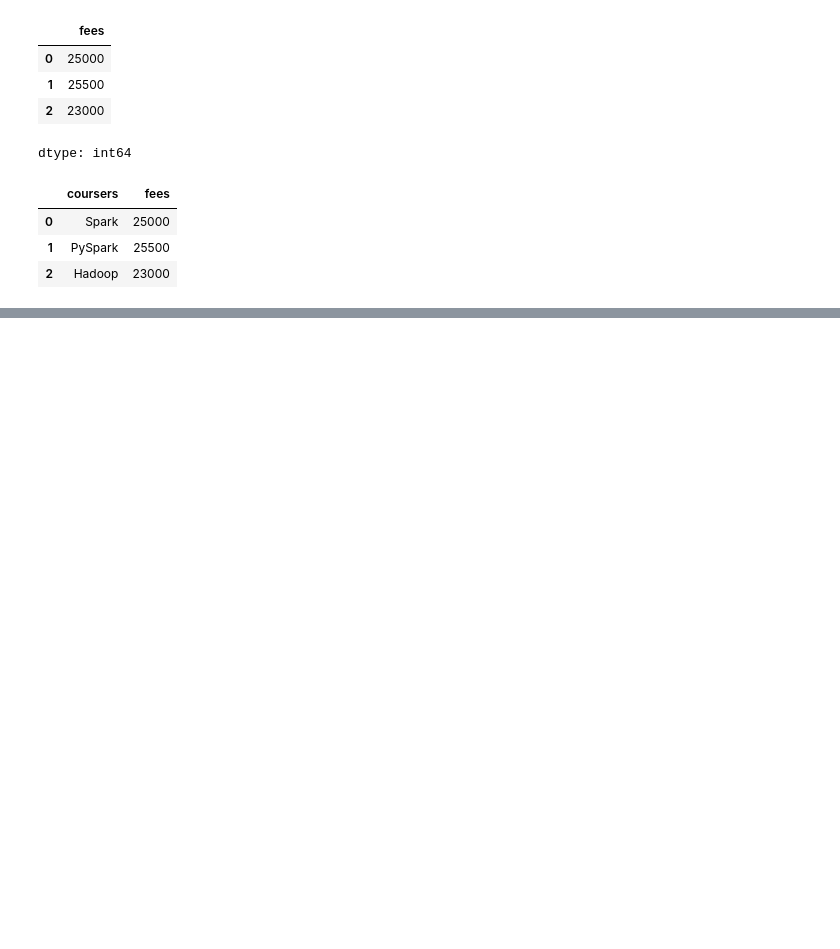
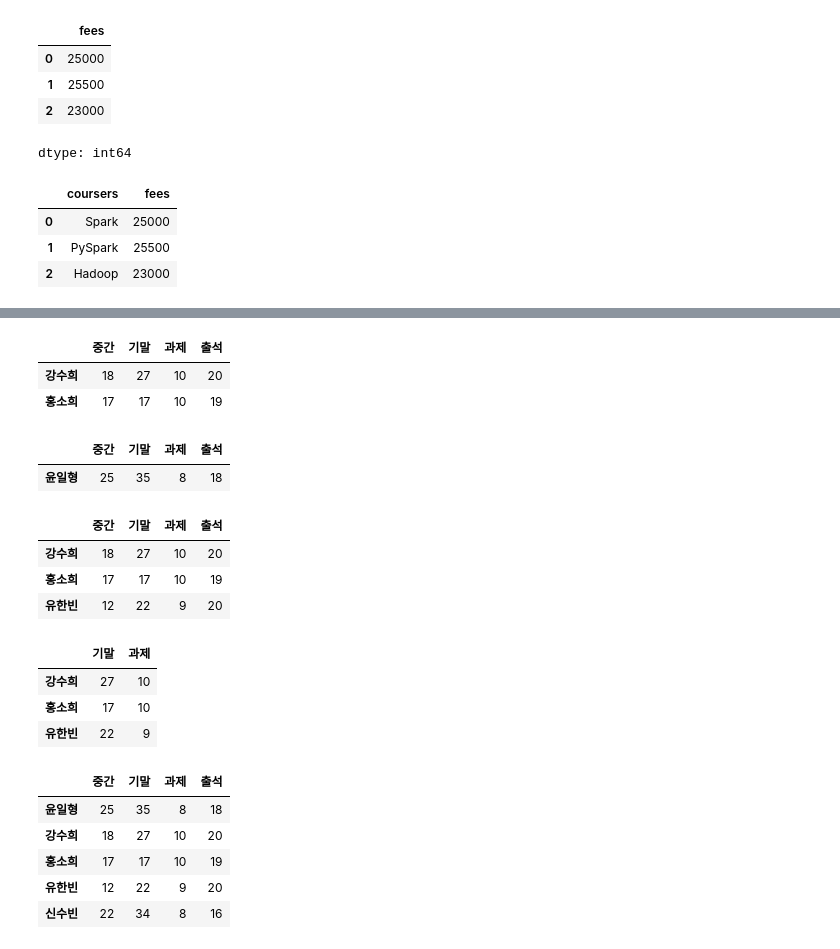
Before and after one commit to kra2839/2025-1-myclass-BDA, a Jupyter notebook: inclass/02w_A_0317_pandas_baisc_ipynb의_사본.ipynb, the cells around one changed output, grey strips where cells are left out. Drawn from its saved outputs; the diff is of its cells as text; code cells hidden in the pictures; blank space fills up the shorter version.

```diff
--- a/inclass/02w_A_0317_pandas_baisc_ipynb의_사본.ipynb
+++ b/inclass/02w_A_0317_pandas_baisc_ipynb의_사본.ipynb
@@ -273,0 +541,34 @@ df
+# %%
+pf.loc[(pf.중간>10)&(pf.과제==10)]
+# %% [output]
+|  | 중간 | 기말 | 과제 | 출석 |
+| 강수희 | 18 | 27 | 10 | 20 |
+| 홍소희 | 17 | 17 | 10 | 19 |
+# %%
+pf.loc[[pf.index[0]]]
+# %% [output]
+|  | 중간 | 기말 | 과제 | 출석 |
+| 윤일형 | 25 | 35 | 8 | 18 |
+# %%
+pf.loc[pf.index[1:4]]
+# %% [output]
+|  | 중간 | 기말 | 과제 | 출석 |
+| 강수희 | 18 | 27 | 10 | 20 |
+| 홍소희 | 17 | 17 | 10 | 19 |
+| 유한빈 | 12 | 22 | 9 | 20 |
+# %%
+pf.loc[pf.index[1:4]][['기말','과제']]
+# %% [output]
+|  | 기말 | 과제 |
+| 강수희 | 27 | 10 |
+| 홍소희 | 17 | 10 |
+| 유한빈 | 22 | 9 |
+# %%
+pf.loc[:,'중간':'출석']
+# %% [output]
+|  | 중간 | 기말 | 과제 | 출석 |
+| 윤일형 | 25 | 35 | 8 | 18 |
+| 강수희 | 18 | 27 | 10 | 20 |
+| 홍소희 | 17 | 17 | 10 | 19 |
+| 유한빈 | 12 | 22 | 9 | 20 |
+| 신수빈 | 22 | 34 | 8 | 16 |
```
Also changed, not shown: parts of 45 cells of this notebook.
